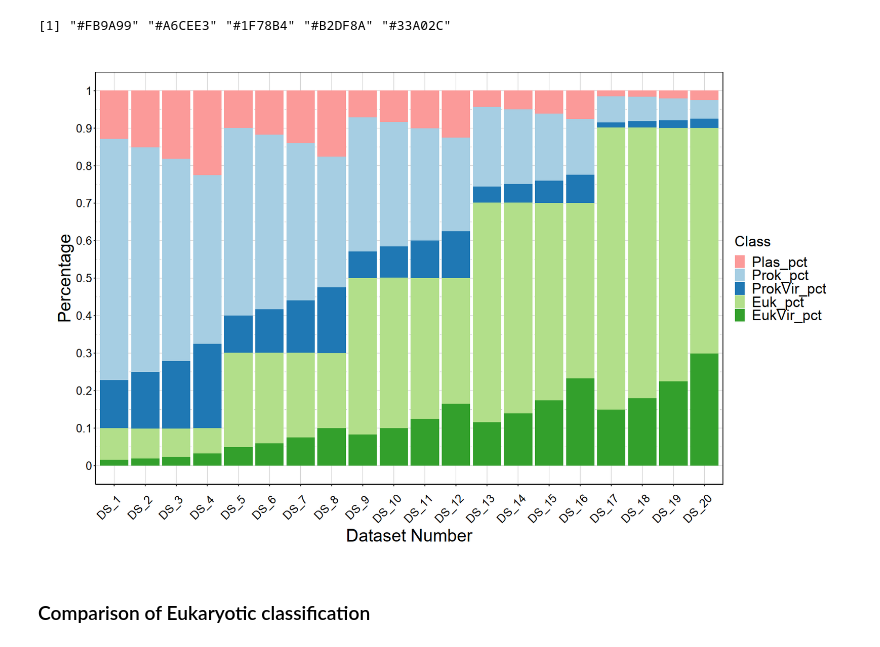
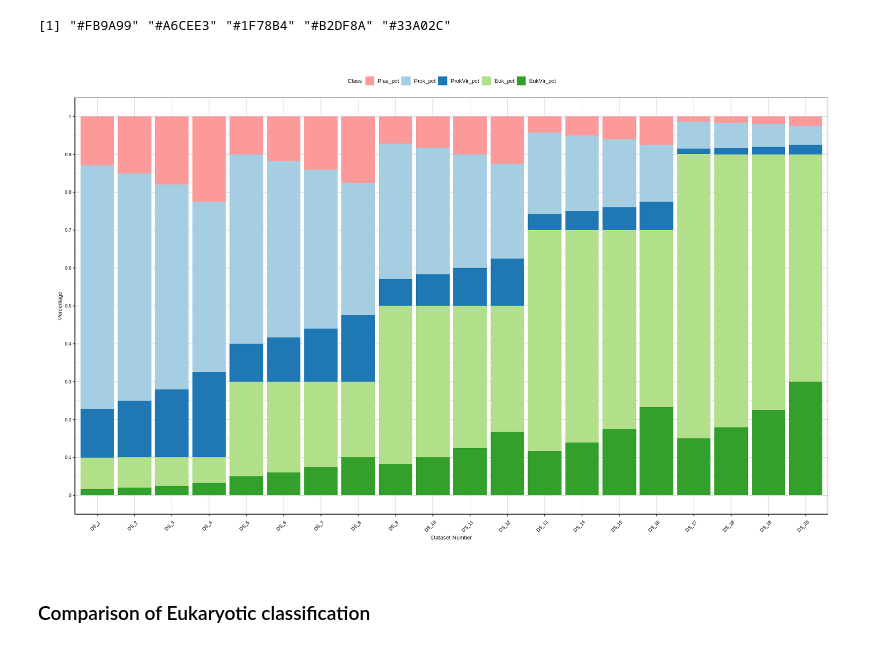
Before and after one commit to chengsly/DeepMicroClass, a Jupyter notebook: plot_figures/plot_acc_f1/Visualization_in_R.ipynb, the cells around one changed output. Saved outputs shown, nothing was run; the diff lists cells and outputs as text; code cells hidden in the pictures.

Commit message:
update visualization

```diff
--- a/plot_figures/plot_acc_f1/Visualization_in_R.ipynb
+++ b/plot_figures/plot_acc_f1/Visualization_in_R.ipynb
@@ -27,7 +46,7 @@ A data.frame: 2 × 4
 # %%
 library(dplyr)
 library(tidyverse)
-filename_df <- data.frame(filename=unique(df_def$filename))
+filename_df <- data.frame(filename=unique(df_dmf$filename))
 count_df <- filename_df %>% separate(filename, into=c("Prok", "ProkVir", "Plas", "Euk", "EukVir"), sep="_", convert = T, extra = "drop")
 metadata_df <- cbind(filename_df, count_df)
 metadata_df <- metadata_df %>%
@@ -107,36 +140,43 @@ colors
 # %%
 options(repr.plot.width=16, repr.plot.height=10)
 
 ggplot(data = metadata_df_pct, aes(x=Dataset_No, y=Percentage, fill=Class)) +
   geom_bar(position="stack", stat="identity") +
   #scale_fill_brewer(palette="Paired") +
   scale_fill_manual(values=colors) +
   scale_y_continuous(breaks = seq(0, 1, 0.1), labels = seq(0,1,0.1)) +
   coord_cartesian(ylim = c(0, 1)) +
   labs(x="Dataset Number", y="Percentage") +
   theme_bw() +
   theme(panel.background = element_blank(),
-        axis.line = element_line(colour = "black"),
-        text = element_text(size = 20),
-        axis.title.x = element_text(size=24, color="black", vjust=-1),
-        axis.title.y = element_text(size=24, color="black"),
-        axis.text.x = element_text(angle = 45, hjust = 0.8, vjust=0.6, color="black"),
-        axis.text.y = element_text(angle = 0, color="black"),
-        panel.grid.minor.x = element_line(colour = "grey", size=0.2, linetype = 'dashed'),
-        panel.grid.major.x = element_line(colour = "grey", size=0.2),
-        panel.grid.minor.y = element_line(colour = "grey", size = 0.2, linetype = 'dashed'),
-        panel.grid.major.y = element_line(colour = "grey", size=0.2),
-        legend.position = "right",
-        legend.text=element_text(size=20),
-        legend.key.size = unit(1,"line"),
-        plot.margin=unit(c(1,1,1,1),"cm")
+       axis.line = element_line(colour = "black"),
+       # text = element_text(size = 20),
+       text = element_text(size = 8),
+
+       # axis.title.x = element_text(size=24, color="black", vjust=-1),
+       # axis.title.y = element_text(size=24, color="black"),
+       axis.title.x = element_text(size=8, color="black", vjust=-1),
+       axis.title.y = element_text(size=8, color="black"),
+
+       axis.text.x = element_text(angle = 45, hjust = 0.8, vjust=0.6, color="black"),
+       axis.text.y = element_text(angle = 0, color="black"),
+       panel.grid.minor.x = element_line(colour = "grey", size=0.2, linetype = 'dashed'),
+       panel.grid.major.x = element_line(colour = "grey", size=0.2),
+       panel.grid.minor.y = element_line(colour = "grey", size = 0.2, linetype = 'dashed'),
+       panel.grid.major.y = element_line(colour = "grey", size=0.2),
+       #  legend.position = "right",
+       legend.position = "top",
+       # legend.text=element_text(size=20),
+       legend.text = element_text(size=8, color="black"),
+       legend.key.size = unit(1,"line"),
+       plot.margin=unit(c(1,1,1,1),"cm")
        )
 ggsave(filename="test_dataset_composition_barplot.pdf",  useDingbats=FALSE,
        plot = last_plot(), path=res_dir,
-       scale = 1, width = 297, height = 210, units = "mm",
+       scale = 1, width = 200, height = 100, units = "mm",
        dpi = 300, limitsize = FALSE)
 # %% [output]
-[figure, old version]
+[figure, new version]
 # %% [markdown]
 ### Comparison of Eukaryotic classification
 # %%
```
Also changed, not shown: parts of 18 cells of this notebook, 1 other file.
